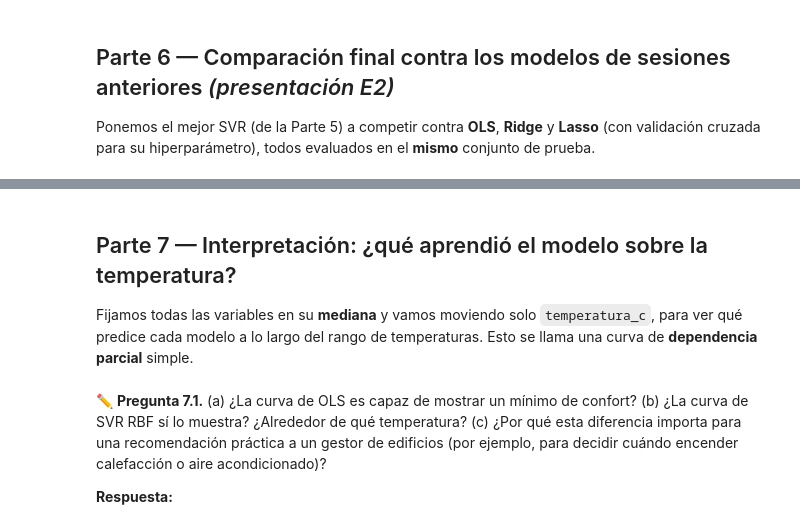
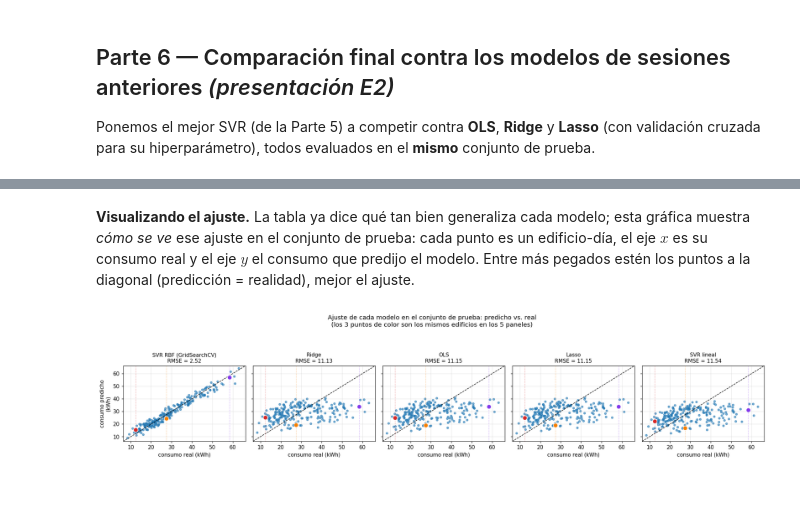
Before and after one commit to galaxiahfast/aprendizaje-supervisado-uady, a Jupyter notebook: z-asistente/plantillas-originales/unidad-02-clase-07-actividad-svr.ipynb, the cells around one changed output, grey strips where cells are left out. Saved outputs shown, nothing was run; the diff lists cells and outputs as text; code cells hidden in the pictures; blank space fills up the shorter version.

```diff
--- a/z-asistente/plantillas-originales/unidad-02-clase-07-actividad-svr.ipynb
+++ b/z-asistente/plantillas-originales/unidad-02-clase-07-actividad-svr.ipynb
@@ -192,33 +281,34 @@ entregable
-# %% [markdown]
-## Parte 7 — Interpretación: ¿qué aprendió el modelo sobre la temperatura?
-
-Fijamos todas las variables en su **mediana** y vamos moviendo solo `temperatura_c`, para ver qué
-predice cada modelo a lo largo del rango de temperaturas. Esto se llama una curva de **dependencia parcial**
-simple.
-# %%
-mediana = datos[FEATS].median()
-rejilla_temp = np.linspace(-5, 40, 25)
-filas7 = []
-for t in rejilla_temp:
-    fila = mediana.copy()
-    fila["temperatura_c"] = t
-    xf = ...     # ✏️ fila[FEATS].values.reshape(1, -1)
-    filas7.append({"temperatura": t,
-                    "OLS": modelos6["OLS"].predict(xf)[0],
-                    "SVR_RBF": modelos6["SVR RBF (GridSearchCV)"].predict(xf)[0]})
-dep = pd.DataFrame(filas7)
-
-fig, ax = plt.subplots(figsize=(6.3, 3.8))
-ax.plot(dep["temperatura"], dep["OLS"], color="#607D8B", lw=2, label="OLS")
-ax.plot(dep["temperatura"], dep["SVR_RBF"], color="#02C39A", lw=2.3, label="SVR RBF (GridSearchCV)")
-ax.set_xlabel("temperatura (°C), el resto de las variables fijas en su mediana")
-ax.set_ylabel("consumo predicho (kWh/día)")
-ax.set_title("Dependencia parcial de la temperatura")
-ax.legend();
-# %% [markdown]
-✏️ **Pregunta 7.1.** (a) ¿La curva de OLS es capaz de mostrar un mínimo de confort? (b) ¿La curva de SVR RBF sí lo muestra? ¿Alrededor de qué temperatura? (c) ¿Por qué esta diferencia importa para una recomendación práctica a un gestor de edificios (por ejemplo, para decidir cuándo encender calefacción o aire acondicionado)?
-
-**Respuesta:**
+# %% [markdown]
+**Visualizando el ajuste.** La tabla ya dice qué tan bien generaliza cada modelo; esta gráfica muestra *cómo se ve* ese ajuste en el conjunto de prueba: cada punto es un edificio-día, el eje $x$ es su consumo real y el eje $y$ el consumo que predijo el modelo. Entre más pegados estén los puntos a la diagonal (predicción = realidad), mejor el ajuste.
+# %%
+fig, axes = plt.subplots(1, 5, figsize=(18, 3.6), sharex=True, sharey=True)
+preds_all = {n: modelos6[n].predict(Xte) for n in modelos6}
+lo = min(yte.min(), *[p.min() for p in preds_all.values()]) - 2
+hi = max(yte.max(), *[p.max() for p in preds_all.values()]) + 2
+
+# tres edificios de referencia: mismo índice (mismo dato real) en los 5 paneles,
+# para ver cómo cambia la predicción de cada modelo sobre el MISMO edificio
+idx_ref = np.argsort(yte)[[5, len(yte)//2, -5]]
+colores_ref = ["#D62828", "#F77F00", "#8338EC"]
+
+for ax, nombre in zip(axes, comparacion["modelo"]):
+    pred = preds_all[nombre]
+    rmse_m = comparacion.loc[comparacion["modelo"] == nombre, "rmse_prueba"].values[0]
+    ax.scatter(yte, pred, s=14, alpha=0.6)
+    ax.plot([lo, hi], [lo, hi], "k--", lw=1)
+    for i, color in zip(idx_ref, colores_ref):
+        ax.axvline(yte[i], color=color, ls=":", lw=0.9, alpha=0.6)
+        ax.scatter(yte[i], pred[i], color=color, s=70, zorder=5, edgecolor="white", linewidth=0.9)
+    ax.set_xlim(lo, hi); ax.set_ylim(lo, hi)
+    ax.set_title(f"{nombre}\nRMSE = {rmse_m:.2f}", fontsize=10)
+    ax.set_xlabel("consumo real (kWh)")
+axes[0].set_ylabel("consumo predicho\n(kWh)")
+fig.suptitle("Ajuste de cada modelo en el conjunto de prueba: predicho vs. real\n"
+             "(los 3 puntos de color son los mismos edificios en los 5 paneles)", y=1.1)
+plt.tight_layout()
+plt.show()
+# %% [output]
+[figure, added]
 # %% [markdown]
 ## Parte 8 — Recomendación final
 
```
Also changed, not shown: parts of 24 cells of this notebook, 14 other files.
